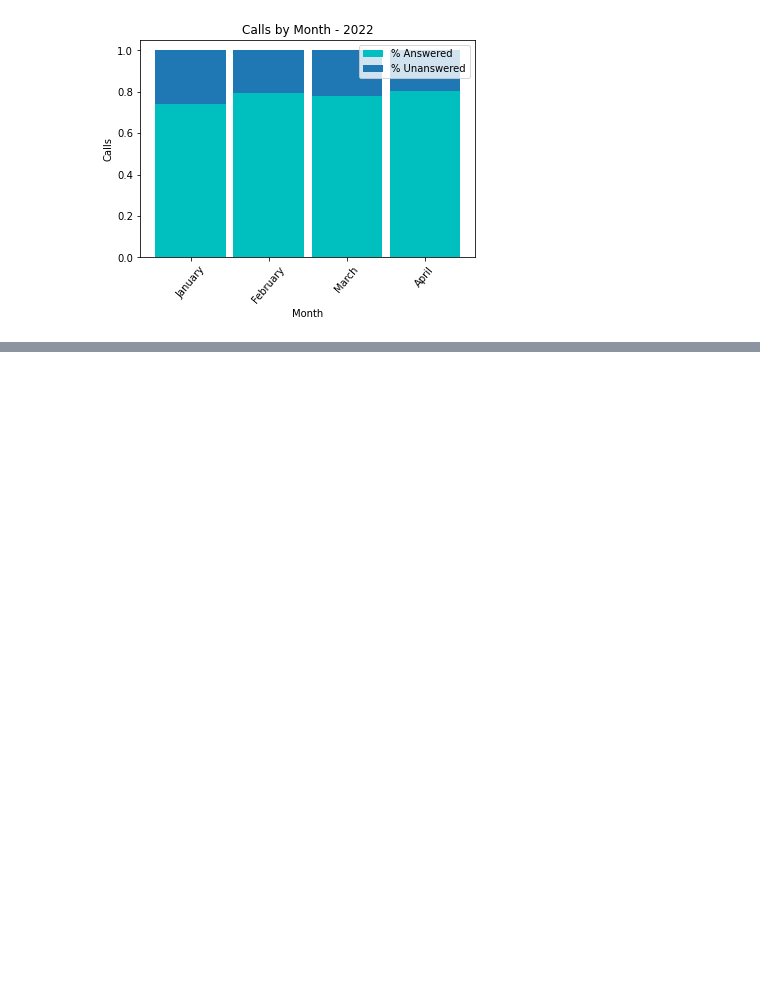
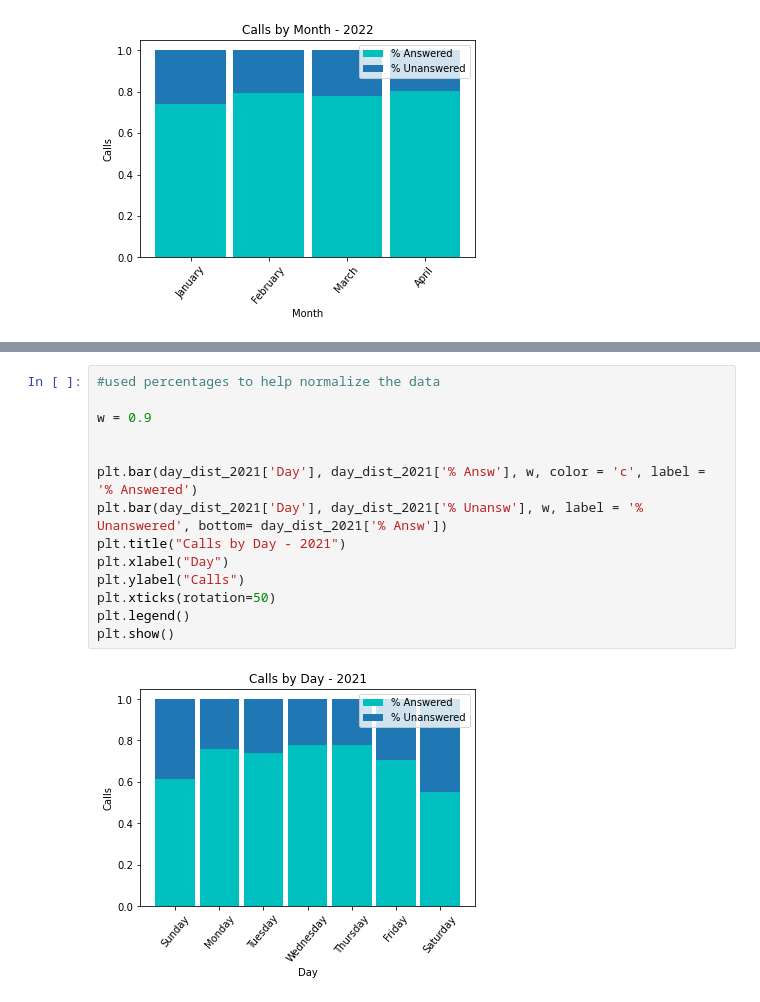
Before and after one commit to NSS-Data-Analytics-Cohort-6/fcs-crisis-sailing-the-seaborn, a Jupyter notebook: notebook/fcs_crisis_calls.ipynb, the cells around one changed output, grey strips where cells are left out. Saved outputs shown, nothing was run; the diff lists cells and outputs as text; blank space fills up the shorter version.

```diff
--- a/notebook/fcs_crisis_calls.ipynb
+++ b/notebook/fcs_crisis_calls.ipynb
@@ -186,0 +219,16 @@ plt.show()
+# %%
+#used percentages to help normalize the data
+
+w = 0.9
+
+
+plt.bar(day_dist_2021['Day'], day_dist_2021['% Answ'], w, color = 'c', label = '% Answered')
+plt.bar(day_dist_2021['Day'], day_dist_2021['% Unansw'], w, label = '% Unanswered', bottom= day_dist_2021['% Answ'])
+plt.title("Calls by Day - 2021")
+plt.xlabel("Day")
+plt.ylabel("Calls")
+plt.xticks(rotation=50)
+plt.legend()
+plt.show()
+# %% [output]
+[figure, added]
```
Also changed, not shown: parts of 6 cells of this notebook.
